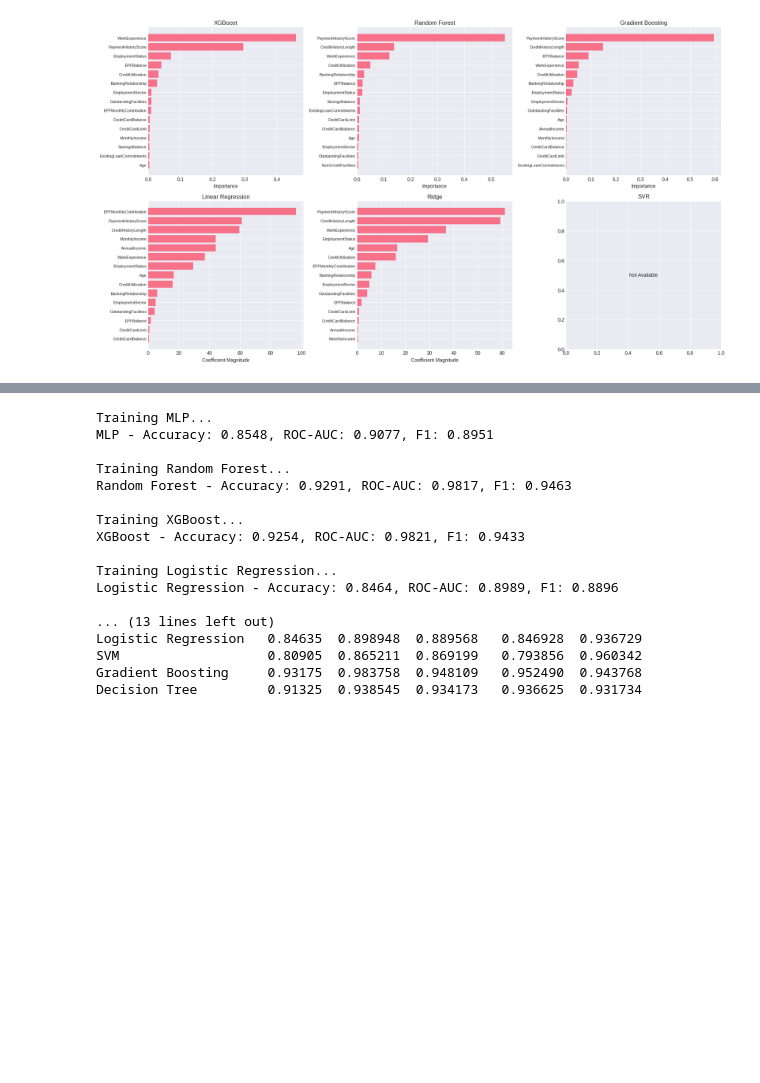
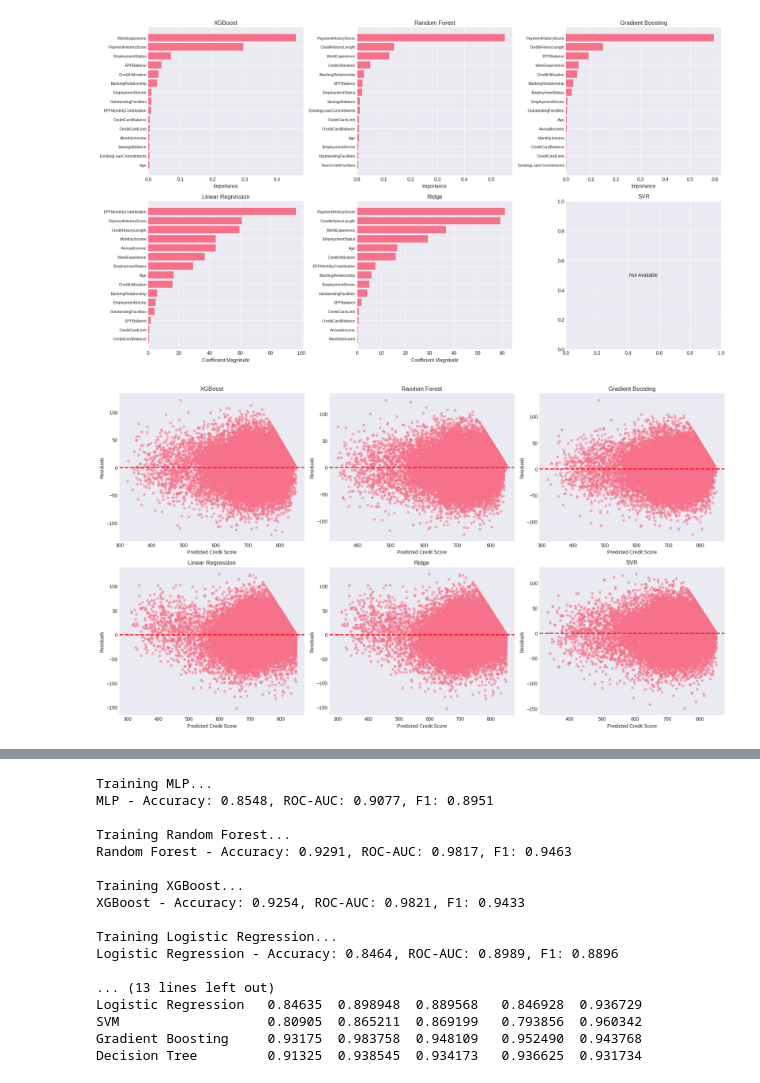
Before and after one commit to shahrul-amin/Loan-Approval-and-Credit-Scoring-Models-Comparison, a Jupyter notebook: auto_loan_models.ipynb, the cells around one changed output, grey strips where cells are left out. Cells and saved outputs as stored; diff of their text form; code cells hidden in the pictures; blank space fills up the shorter version.

```diff
--- a/auto_loan_models.ipynb
+++ b/auto_loan_models.ipynb
@@ -194,3 +194,23 @@ plt.savefig('credit_feature_importance.png', dpi=300, bbox_inches='tight')
 plt.show()
 # %% [output]
 [figure]
+# %%
+fig, axes = plt.subplots(2, 3, figsize=(18, 10))
+axes = axes.flatten()
+
+for idx, (name, results) in enumerate(credit_results.items()):
+    y_pred = results['predictions']
+    residuals = y_test_credit - y_pred
+
+    axes[idx].scatter(y_pred, residuals, alpha=0.5, s=20)
+    axes[idx].axhline(y=0, color='r', linestyle='--', lw=2)
+    axes[idx].set_xlabel('Predicted Credit Score')
+    axes[idx].set_ylabel('Residuals')
+    axes[idx].set_title(f'{name}')
+    axes[idx].grid(True, alpha=0.3)
+
+plt.tight_layout()
+plt.savefig('credit_residuals.png', dpi=300, bbox_inches='tight')
+plt.show()
+# %% [output]
+[figure, added]
```
Also changed, not shown: parts of 2 cells of this notebook.
